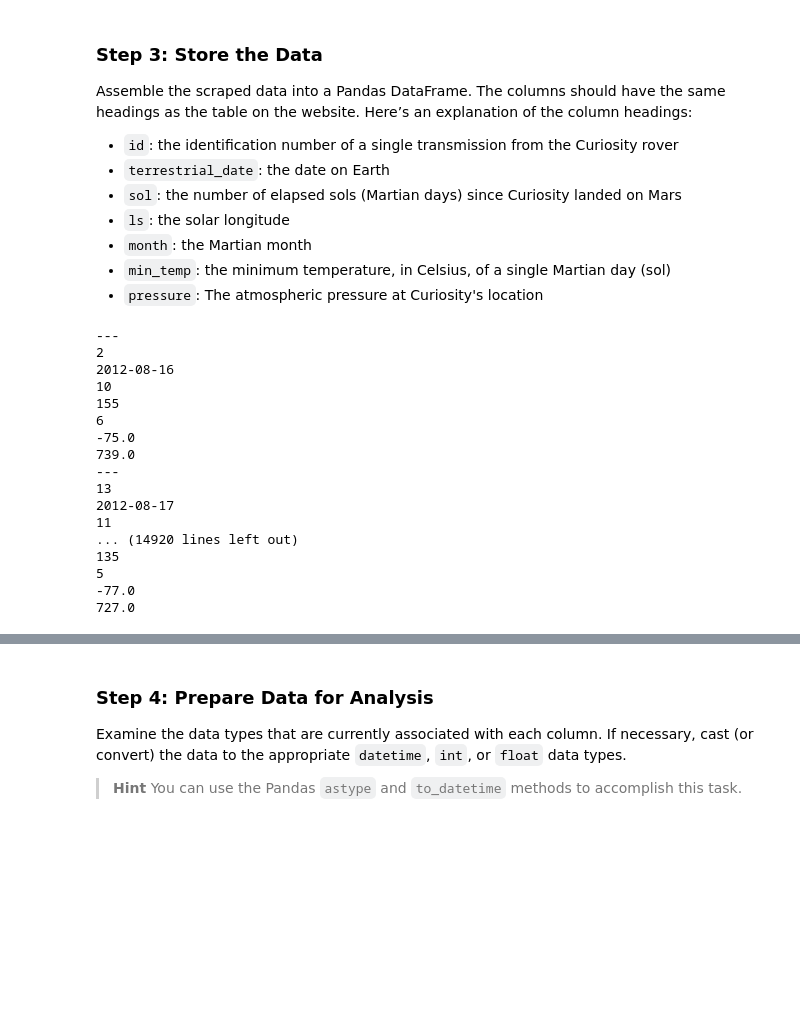
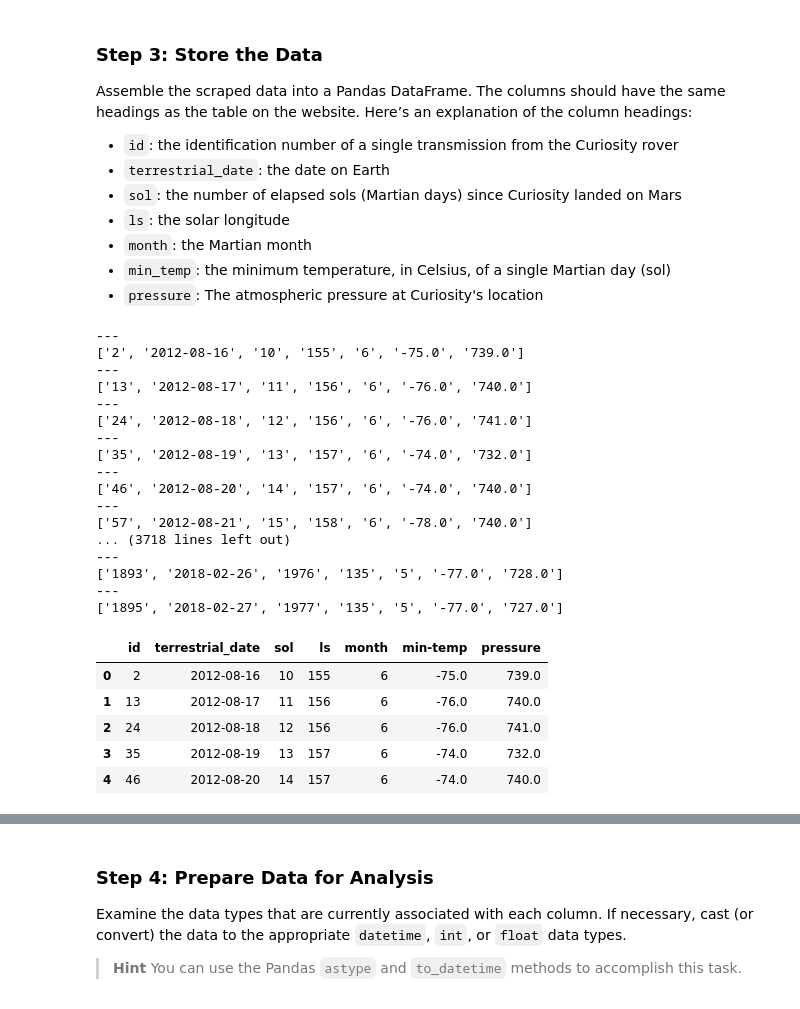
Before and after one commit to motoroid/Mars_challenge, a Jupyter notebook: part_2_mars_weather.ipynb, the cells around one changed output, grey strips where cells are left out. Cells and saved outputs as stored; diff of their text form; code cells hidden in the pictures; blank space fills up the shorter version.

```diff
--- a/part_2_mars_weather.ipynb
+++ b/part_2_mars_weather.ipynb
@@ -85,23 +85,32 @@ mars_temp =[]
 for mars_data in mars_data_table:
     row = mars_data.find_all("td")
     print("---")
-    for cell in row:
-        print (cell.text)
+    data_row = [mars_items.text for mars_items in row]
+    print(data_row)
+
+    mars_temp.append(data_row)
+
+    # for mars_items in row:
+    #     x=mars_items.text
+    #     mars_list=[]
+    #     mars_list.append(x)
+    # mars_temp.append(mars_list)
+#print(mars_temp)
 # %% [output]
 ---
-2
-2012-08-16
-10
-155
-6
--75.0
-739.0
+['2', '2012-08-16', '10', '155', '6', '-75.0', '739.0']
 ---
-13
-2012-08-17
-11
-... (14920 lines left out)
-135
-5
--77.0
-727.0
+['13', '2012-08-17', '11', '156', '6', '-76.0', '740.0']
+---
+['24', '2012-08-18', '12', '156', '6', '-76.0', '741.0']
+---
+['35', '2012-08-19', '13', '157', '6', '-74.0', '732.0']
+---
+['46', '2012-08-20', '14', '157', '6', '-74.0', '740.0']
+---
+['57', '2012-08-21', '15', '158', '6', '-78.0', '740.0']
+... (3718 lines left out)
+---
+['1893', '2018-02-26', '1976', '135', '5', '-77.0', '728.0']
+---
+['1895', '2018-02-27', '1977', '135', '5', '-77.0', '727.0']
@@ -150,8 +161,16 @@ for mars_data in mars_data_table:
 #print(mars_temp)
 # %%
 # Create a Pandas DataFrame by using the list of rows and a list of the column names
-mars_df=pd.DataFrame(mars_temp)
+mars_df=pd.DataFrame(mars_temp, columns=["id", "terrestrial_date","sol","ls","month","min-temp","pressure"])
+
 mars_df.head()
+# %% [output]
+|  | id | terrestrial_date | sol | ls | month | min-temp | pressure |
+| 0 | 2 | 2012-08-16 | 10 | 155 | 6 | -75.0 | 739.0 |
+| 1 | 13 | 2012-08-17 | 11 | 156 | 6 | -76.0 | 740.0 |
+| 2 | 24 | 2012-08-18 | 12 | 156 | 6 | -76.0 | 741.0 |
+| 3 | 35 | 2012-08-19 | 13 | 157 | 6 | -74.0 | 732.0 |
+| 4 | 46 | 2012-08-20 | 14 | 157 | 6 | -74.0 | 740.0 |
 # %%
 # Confirm DataFrame was created successfully
 mars_df.head()
```
Also changed, not shown: parts of 14 cells of this notebook, 2 other files.
